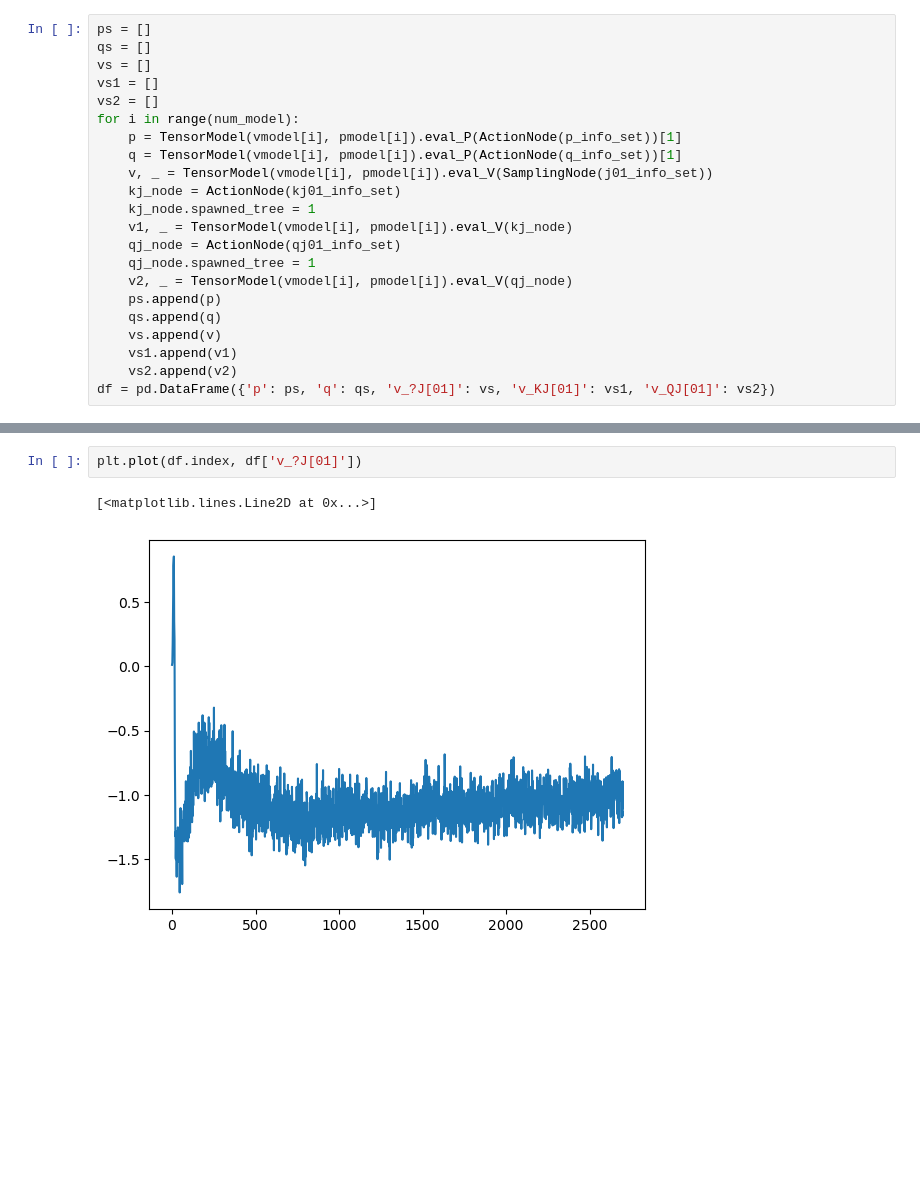
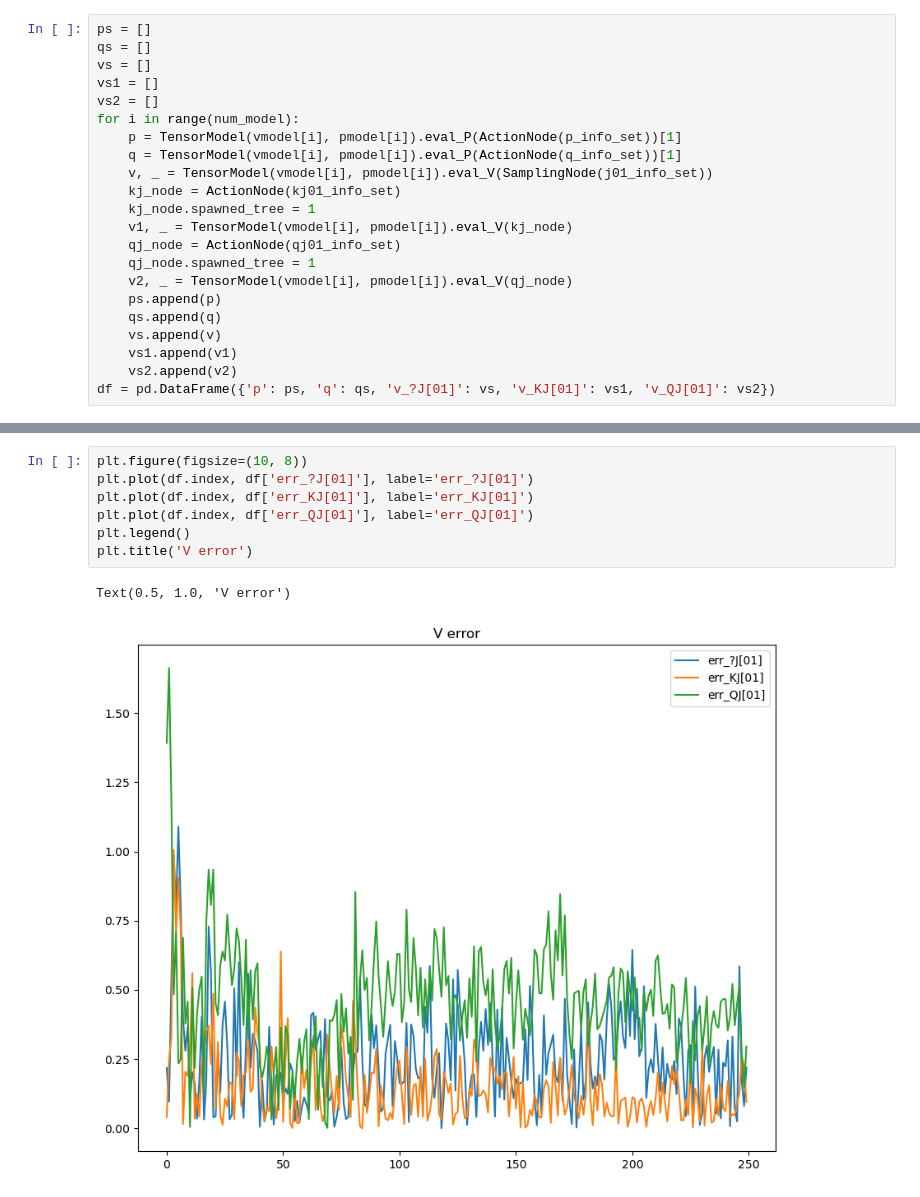
Before and after one commit to lichensongs/Q-Dispersion-Tree-Search, a Jupyter notebook: analysis.ipynb, the cells around one changed output, grey strips where cells are left out. Saved outputs shown, nothing was run; the diff lists cells and outputs as text; blank space fills up the shorter version.

```diff
--- a/analysis.ipynb
+++ b/analysis.ipynb
@@ -72,8 +76,13 @@ df
-# %%
-plt.plot(df.index, df['v_?J[01]'])
-# %% [output]
-[<matplotlib.lines.Line2D at 0x...>]
-[figure, removed]
+# %%
+plt.figure(figsize=(10, 8))
+plt.plot(df.index, df['err_?J[01]'], label='err_?J[01]')
+plt.plot(df.index, df['err_KJ[01]'], label='err_KJ[01]')
+plt.plot(df.index, df['err_QJ[01]'], label='err_QJ[01]')
+plt.legend()
+plt.title('V error')
+# %% [output]
+Text(0.5, 1.0, 'V error')
+[figure, added]
 # %%
 data = df
 
```
Also changed, not shown: parts of 11 cells of this notebook, 3 other files.
